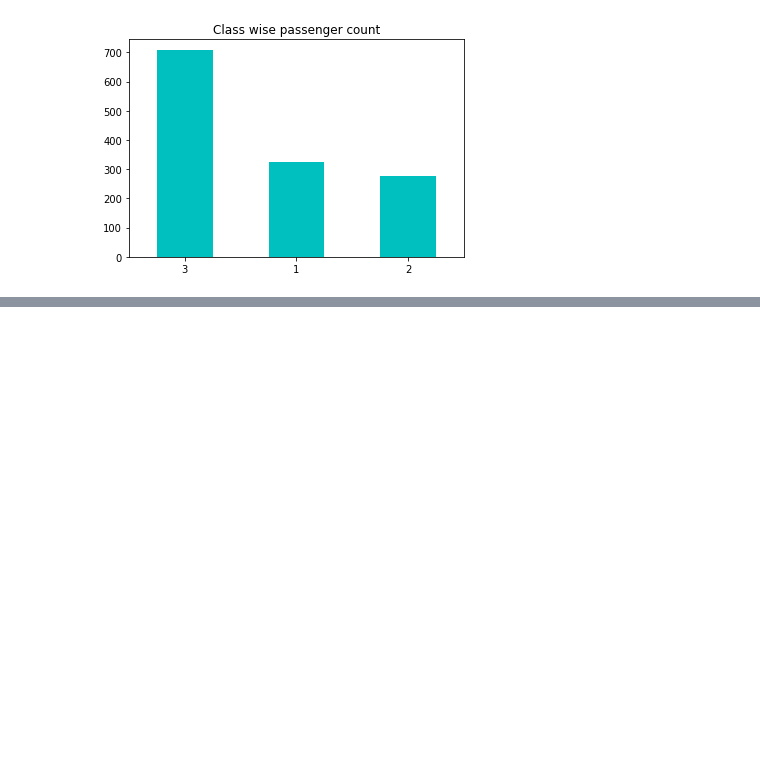
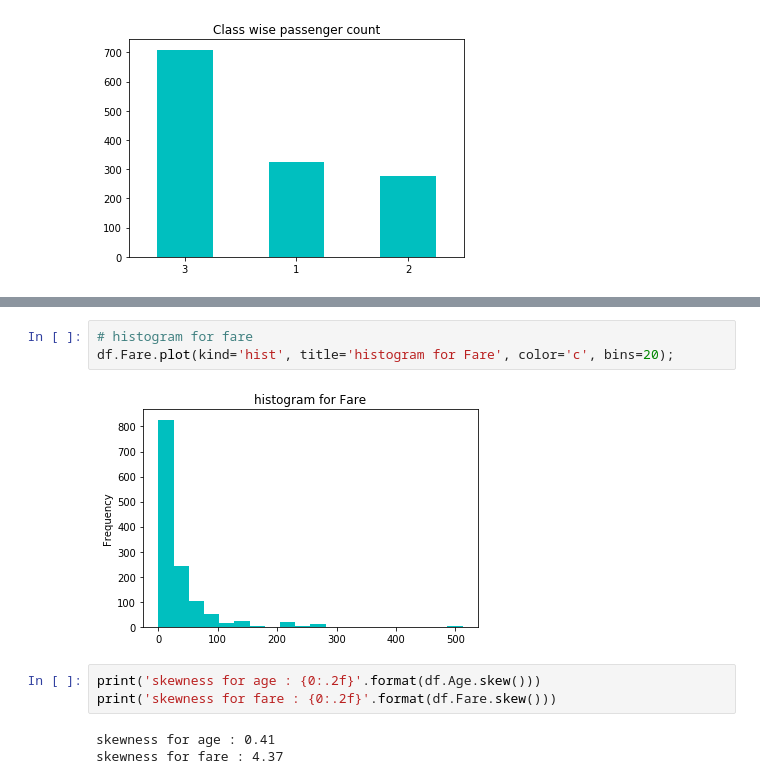
Before and after one commit to Akki19hzb/titanic_data, a Jupyter notebook: notebooks/Exploring-Processing-data.ipynb, the cells around one changed output, grey strips where cells are left out. Saved outputs shown, nothing was run; the diff lists cells and outputs as text; blank space fills up the shorter version.

```diff
--- a/notebooks/Exploring-Processing-data.ipynb
+++ b/notebooks/Exploring-Processing-data.ipynb
@@ -361,0 +380,11 @@ df.Pclass.value_counts().plot(kind='bar',rot=0, title='Class wise passenger coun
+# %%
+# histogram for fare
+df.Fare.plot(kind='hist', title='histogram for Fare', color='c', bins=20);
+# %% [output]
+[figure, added]
+# %%
+print('skewness for age : {0:.2f}'.format(df.Age.skew()))
+print('skewness for fare : {0:.2f}'.format(df.Fare.skew()))
+# %% [output]
+skewness for age : 0.41
+skewness for fare : 4.37
```
Also changed, not shown: parts of 23 cells of this notebook.
